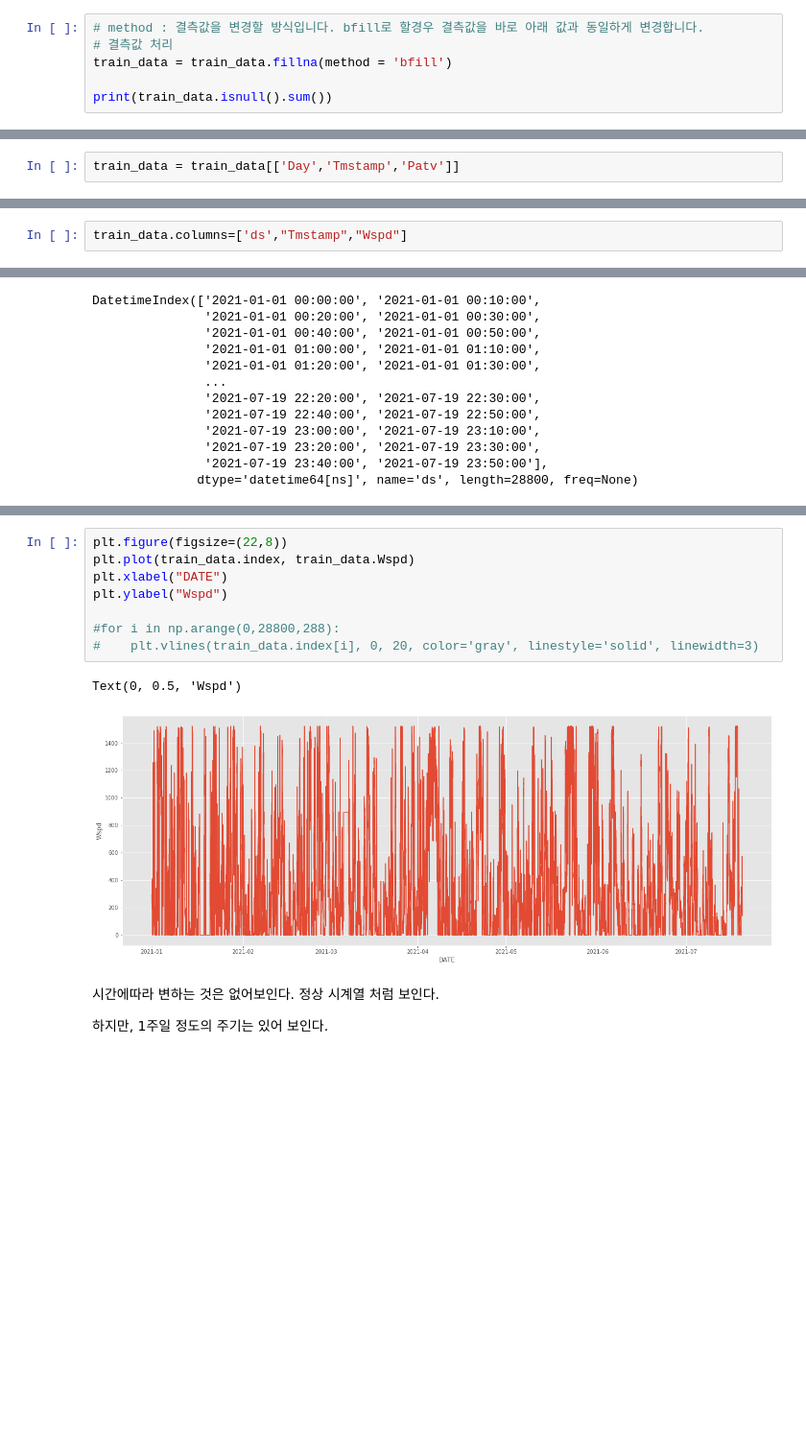
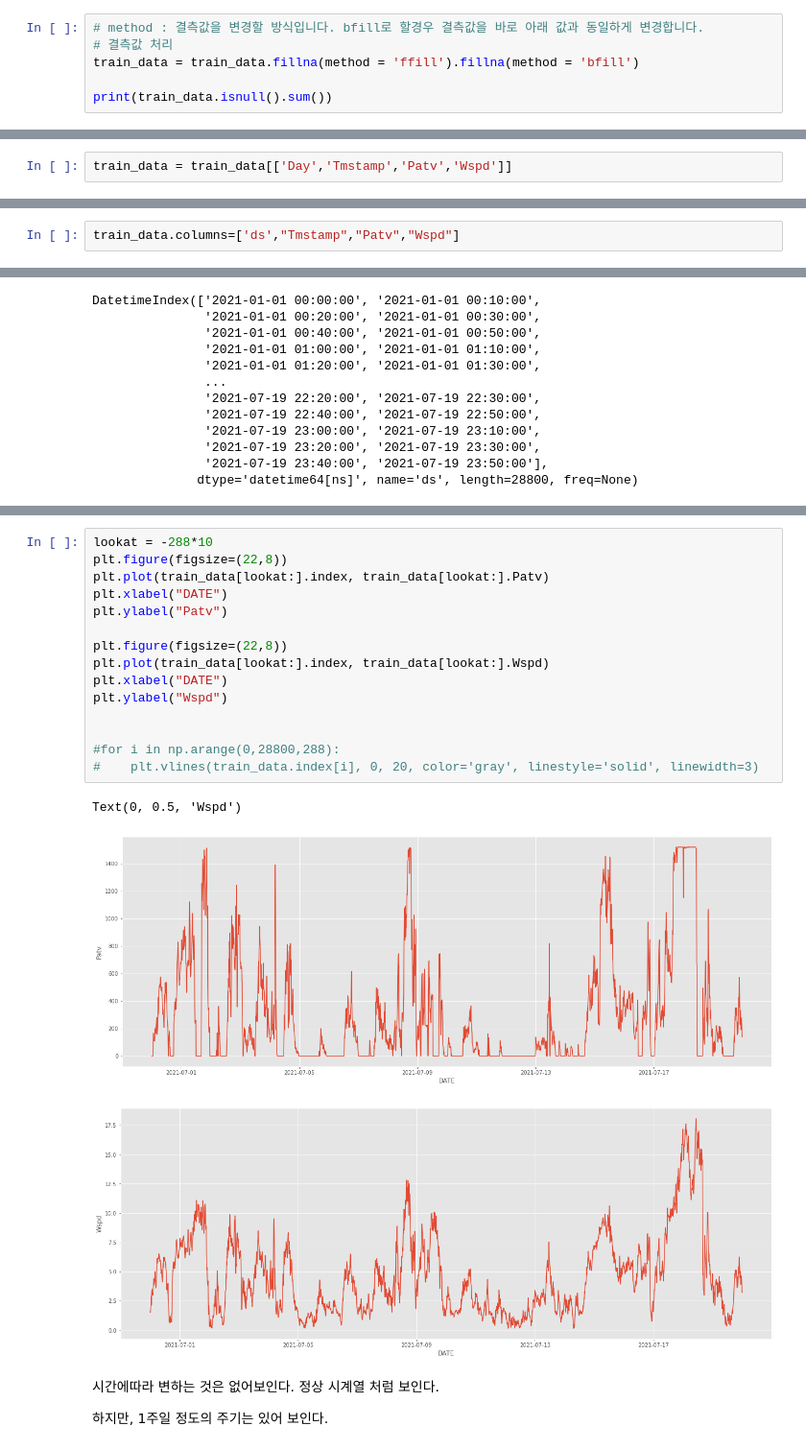
Before and after one commit to bub3690/dacon_study, a Jupyter notebook: inha_2022/Arima-p.ipynb, the cells around one changed output, grey strips where cells are left out. Shown at 96% size. Cells and saved outputs as stored; diff of their text form; blank space fills up the shorter version.

```diff
--- a/inha_2022/Arima-p.ipynb
+++ b/inha_2022/Arima-p.ipynb
@@ -59,7 +59,7 @@ dtype: int64
 # %%
 # method : 결측값을 변경할 방식입니다. bfill로 할경우 결측값을 바로 아래 값과 동일하게 변경합니다.
 # 결측값 처리
-train_data = train_data.fillna(method = 'bfill')
+train_data = train_data.fillna(method = 'ffill').fillna(method = 'bfill')
 
 print(train_data.isnull().sum())
 # %% [output]
@@ -80,7 +80,7 @@ dtype: int64
 # %%
 train_data = train_data[train_data['TurbID']==21]
 # %%
-train_data = train_data[['Day','Tmstamp','Patv']]
+train_data = train_data[['Day','Tmstamp','Patv','Wspd']]
 # %%
 train_data.head()
 # %% [output]
@@ -122,7 +122,7 @@ for i in range(28800):
 # %%
 train_data['Day']=Days
 # %%
-train_data.columns=['ds',"Tmstamp","Wspd"]
+train_data.columns=['ds',"Tmstamp","Patv","Wspd"]
 # %%
 train_data
 # %% [output]
@@ -185,14 +219,22 @@ DatetimeIndex(['2021-01-01 00:00:00', '2021-01-01 00:10:00',
 # %%
+lookat = -288*10
 plt.figure(figsize=(22,8))
-plt.plot(train_data.index, train_data.Wspd)
+plt.plot(train_data[lookat:].index, train_data[lookat:].Patv)
+plt.xlabel("DATE")
+plt.ylabel("Patv")
+
+plt.figure(figsize=(22,8))
+plt.plot(train_data[lookat:].index, train_data[lookat:].Wspd)
 plt.xlabel("DATE")
 plt.ylabel("Wspd")
 
+
 #for i in np.arange(0,28800,288):
 #    plt.vlines(train_data.index[i], 0, 20, color='gray', linestyle='solid', linewidth=3)
 # %% [output]
 Text(0, 0.5, 'Wspd')
-[figure, old version]
+[figure, new version]
+[figure, added]
 # %% [markdown]
 시간에따라 변하는 것은 없어보인다. 정상 시계열 처럼 보인다.
 
```
Also changed, not shown: parts of 20 cells of this notebook, 10 other files.
